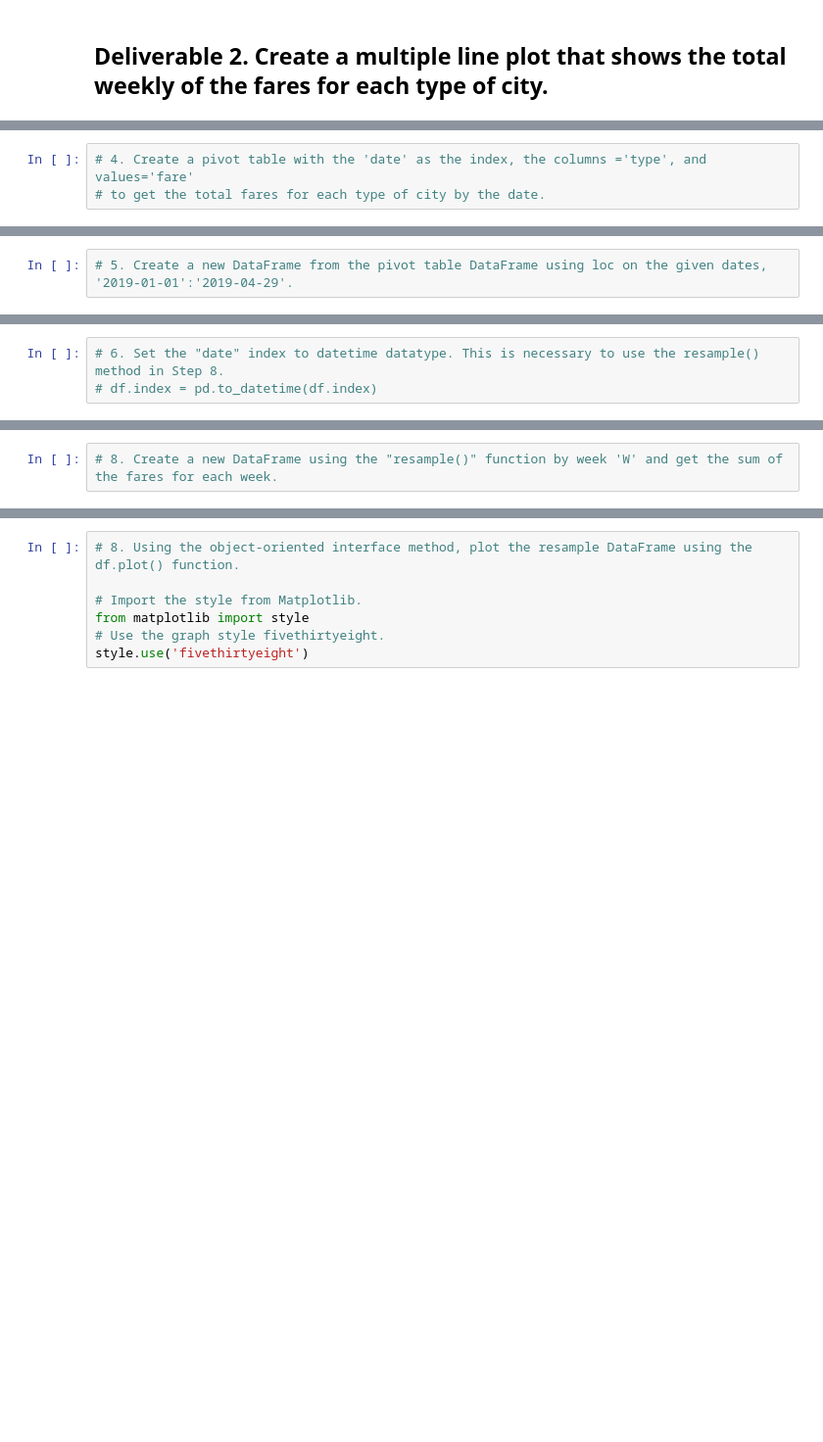
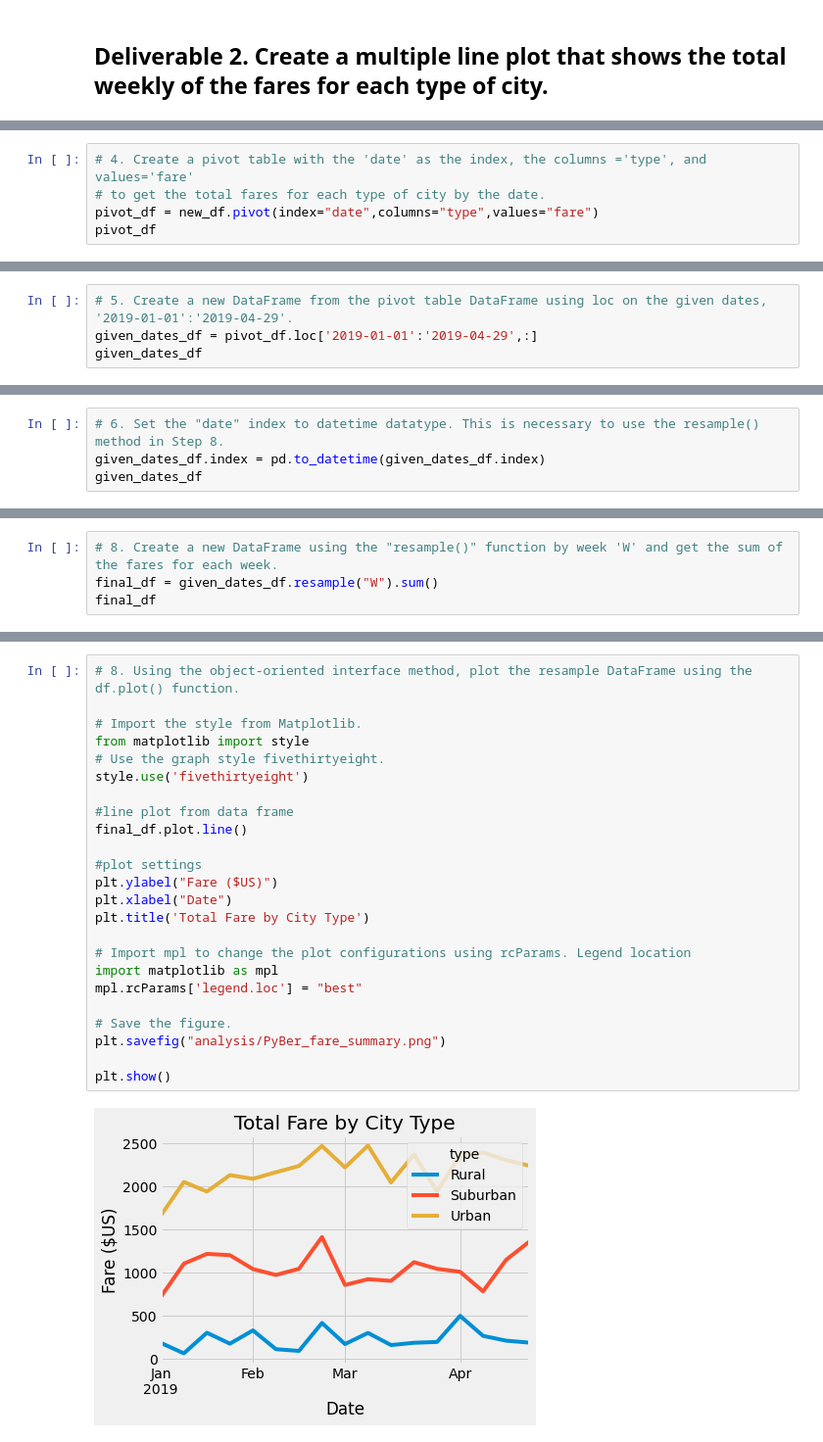
Before and after one commit to jstowe16/PyBer_Analysis, a Jupyter notebook: PyBer_Challenge.ipynb, the cells around one changed output, grey strips where cells are left out. Shown at 98% size. Drawn from its saved outputs; the diff is of its cells as text; blank space fills up the shorter version.

Commit message:
Challenge code and plot uploaded.

```diff
--- a/PyBer_Challenge.ipynb
+++ b/PyBer_Challenge.ipynb
@@ -154,3 +169,5 @@ Name: fare, Length: 2375, dtype: float64
 # %%
 # 4. Create a pivot table with the 'date' as the index, the columns ='type', and values='fare'
 # to get the total fares for each type of city by the date.
+pivot_df = new_df.pivot(index="date",columns="type",values="fare")
+pivot_df
@@ -157,2 +189,4 @@ Name: fare, Length: 2375, dtype: float64
 # %%
 # 5. Create a new DataFrame from the pivot table DataFrame using loc on the given dates, '2019-01-01':'2019-04-29'.
+given_dates_df = pivot_df.loc['2019-01-01':'2019-04-29',:]
+given_dates_df
@@ -159,3 +208,4 @@ Name: fare, Length: 2375, dtype: float64
 # %%
 # 6. Set the "date" index to datetime datatype. This is necessary to use the resample() method in Step 8.
-# df.index = pd.to_datetime(df.index)
+given_dates_df.index = pd.to_datetime(given_dates_df.index)
+given_dates_df
@@ -164,2 +241,4 @@ Name: fare, Length: 2375, dtype: float64
 # %%
 # 8. Create a new DataFrame using the "resample()" function by week 'W' and get the sum of the fares for each week.
+final_df = given_dates_df.resample("W").sum()
+final_df
@@ -166,7 +265,26 @@ Name: fare, Length: 2375, dtype: float64
 # %%
 # 8. Using the object-oriented interface method, plot the resample DataFrame using the df.plot() function.
 
 # Import the style from Matplotlib.
 from matplotlib import style
 # Use the graph style fivethirtyeight.
 style.use('fivethirtyeight')
+
+#line plot from data frame
+final_df.plot.line()
+
+#plot settings
+plt.ylabel("Fare ($US)")
+plt.xlabel("Date")
+plt.title('Total Fare by City Type')
+
+# Import mpl to change the plot configurations using rcParams. Legend location
+import matplotlib as mpl
+mpl.rcParams['legend.loc'] = "best"
+
+# Save the figure.
+plt.savefig("analysis/PyBer_fare_summary.png")
+
+plt.show()
+# %% [output]
+[figure, added]
```
Also changed, not shown: parts of 8 cells of this notebook, 1 other file.
